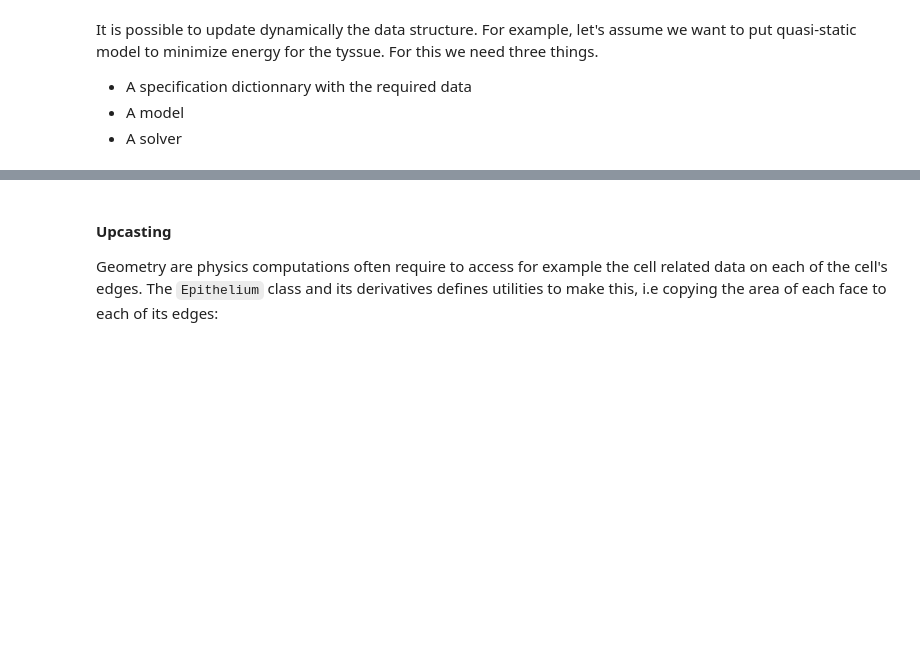
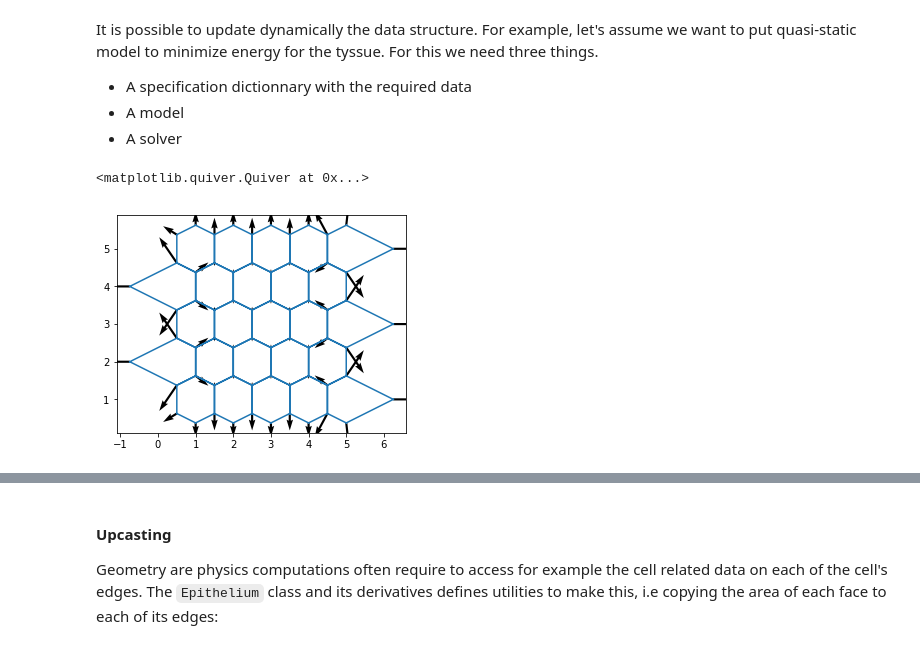
Before and after one commit to DamCB/tyssue, a Jupyter notebook: doc/notebooks/Basic_Usage.ipynb, the cells around one changed output, grey strips where cells are left out. Drawn from its saved outputs; the diff is of its cells as text; code cells hidden in the pictures; blank space fills up the shorter version.

```diff
--- a/doc/notebooks/Basic_Usage.ipynb
+++ b/doc/notebooks/Basic_Usage.ipynb
@@ -113,2 +125,23 @@ It is possible to update dynamically the data structure. For example, let's assu
+# %%
+
+grad = PlanarModel.compute_gradient(sheet)
+app_grad = Solver.approx_grad(sheet, PlanarGeometry, PlanarModel)
+
+grad_dif  = (grad.values.flatten() - app_grad).reshape((-1, 2))
+
+
+
+
+
+fig, ax = quick_edge_draw(sheet)
+#ax.quiver(sheet.vert_df.x, sheet.vert_df.y,
+#          grad_dif[:, 0], grad_dif[: ,1])
+
+
+ax.quiver(sheet.vert_df.x, sheet.vert_df.y,
+          grad.gx, grad.gy)
+# %% [output]
+<matplotlib.quiver.Quiver at 0x...>
+[figure, added]
 # %%
 from tyssue.config.dynamics import quasistatic_plane_spec
```
Also changed, not shown: parts of 7 cells of this notebook, 3 other files.
